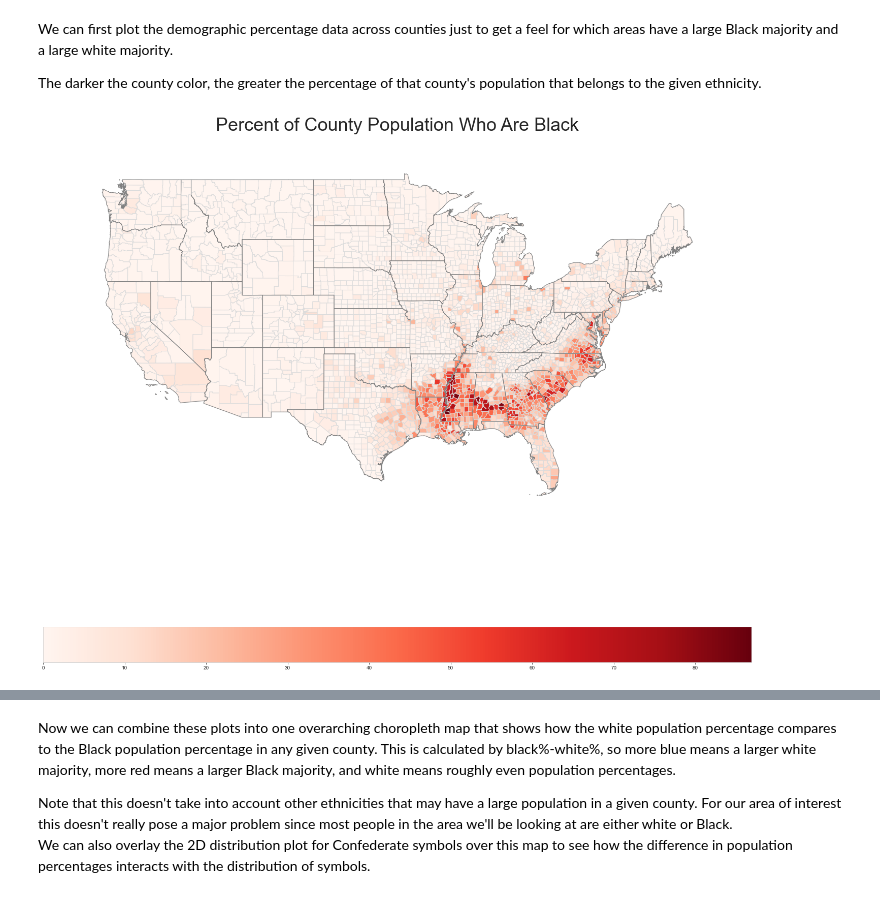
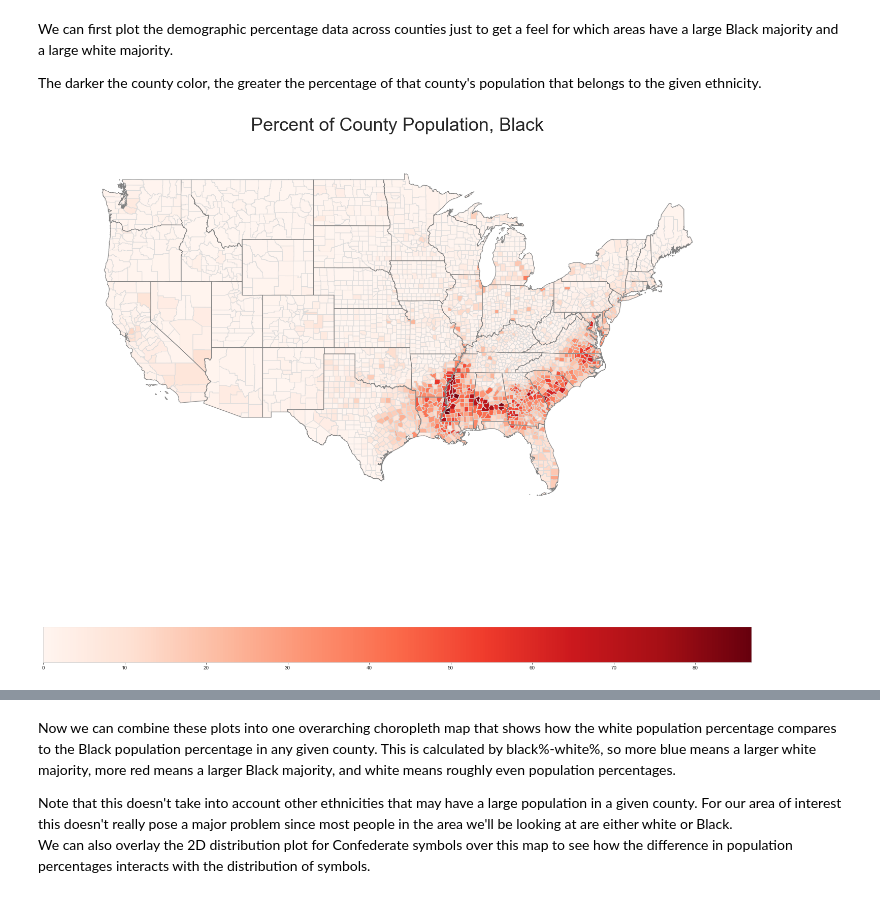
Before and after one commit to c1rowe/confederate-symbols, a Jupyter notebook: confederate nb v2.ipynb, the cells around one changed output, grey strips where cells are left out. Cells and saved outputs as stored; diff of their text form; code cells hidden in the pictures.

```diff
--- a/confederate nb v2.ipynb
+++ b/confederate nb v2.ipynb
@@ -288,15 +330,15 @@ The darker the county color, the greater the percentage of that county's populat
 # %%
 # plot counties by % of population who are black
 ax = gplt.choropleth(countymap, projection=gplt.crs.Mercator(), hue=countymap['Black'], cmap='Reds',
                      edgecolor='gainsboro', figsize=(25, 25), legend=True,
                      legend_kwargs={'orientation':'horizontal'})
 gplt.polyplot(statemap, ax=ax, edgecolor='Grey', zorder=1)
 
-plt.title('Percent of County Population Who Are Black', fontdict={'fontsize':36})
+plt.title('Percent of County Population, Black', fontdict={'fontsize':36})
 plt.savefig('black_choropleth.png', bbox_inches='tight')
 plt.show()
 # %% [output]
-[figure, old version]
+[figure, new version]
 # %%
 ax = gplt.choropleth(countymap, projection=gplt.crs.Mercator(), hue=countymap['White'], cmap='Blues',
                      edgecolor='gainsboro', figsize=(25, 25), legend=True,
```
Also changed, not shown: parts of 33 cells of this notebook, 1 other file.
